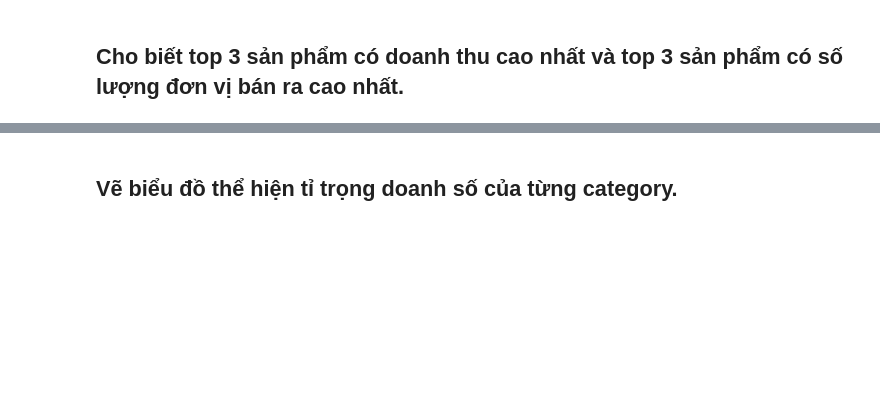
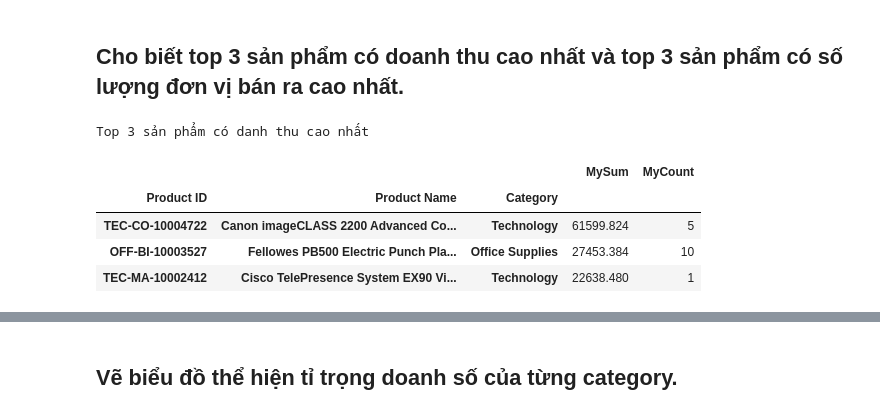
Before and after one commit to nguyenvudev20/mse22.python4engineer, a Jupyter notebook: Bai_Assignment.ipynb, the cells around one changed output, grey strips where cells are left out. Cells and saved outputs as stored; diff of their text form; code cells hidden in the pictures; blank space fills up the shorter version.

```diff
--- a/Bai_Assignment.ipynb
+++ b/Bai_Assignment.ipynb
@@ -311,2 +385,16 @@ Top 3 thành phố có danh thu thấp nhất          City  Sales
 # %% [markdown]
 ## Cho biết top 3 sản phẩm có doanh thu cao nhất và top 3 sản phẩm có số lượng đơn vị bán ra cao nhất.
+# %%
+## chuẫn bị dữ liệu
+dfsp=pd.DataFrame(dataf.groupby(['Product ID','Product Name','Category']).agg(MySum=('Sales', 'sum'), MyCount=('Product ID', 'count')))
+# %%
+# Top 3 sản phẩm có danh thu cao nhất
+print('Top 3 sản phẩm có danh thu cao nhất \r\n')
+dfsp.sort_values(by='MySum',ascending=False).head(3)
+# %% [output]
+Top 3 sản phẩm có danh thu cao nhất
+|  |  |  | MySum | MyCount |
+| Product ID | Product Name | Category |  |  |
+| TEC-CO-10004722 | Canon imageCLASS 2200 Advanced Co... | Technology | 61599.824 | 5 |
+| OFF-BI-10003527 | Fellowes PB500 Electric Punch Pla... | Office Supplies | 27453.384 | 10 |
+| TEC-MA-10002412 | Cisco TelePresence System EX90 Vi... | Technology | 22638.480 | 1 |
```
Also changed, not shown: parts of 9 cells of this notebook.
